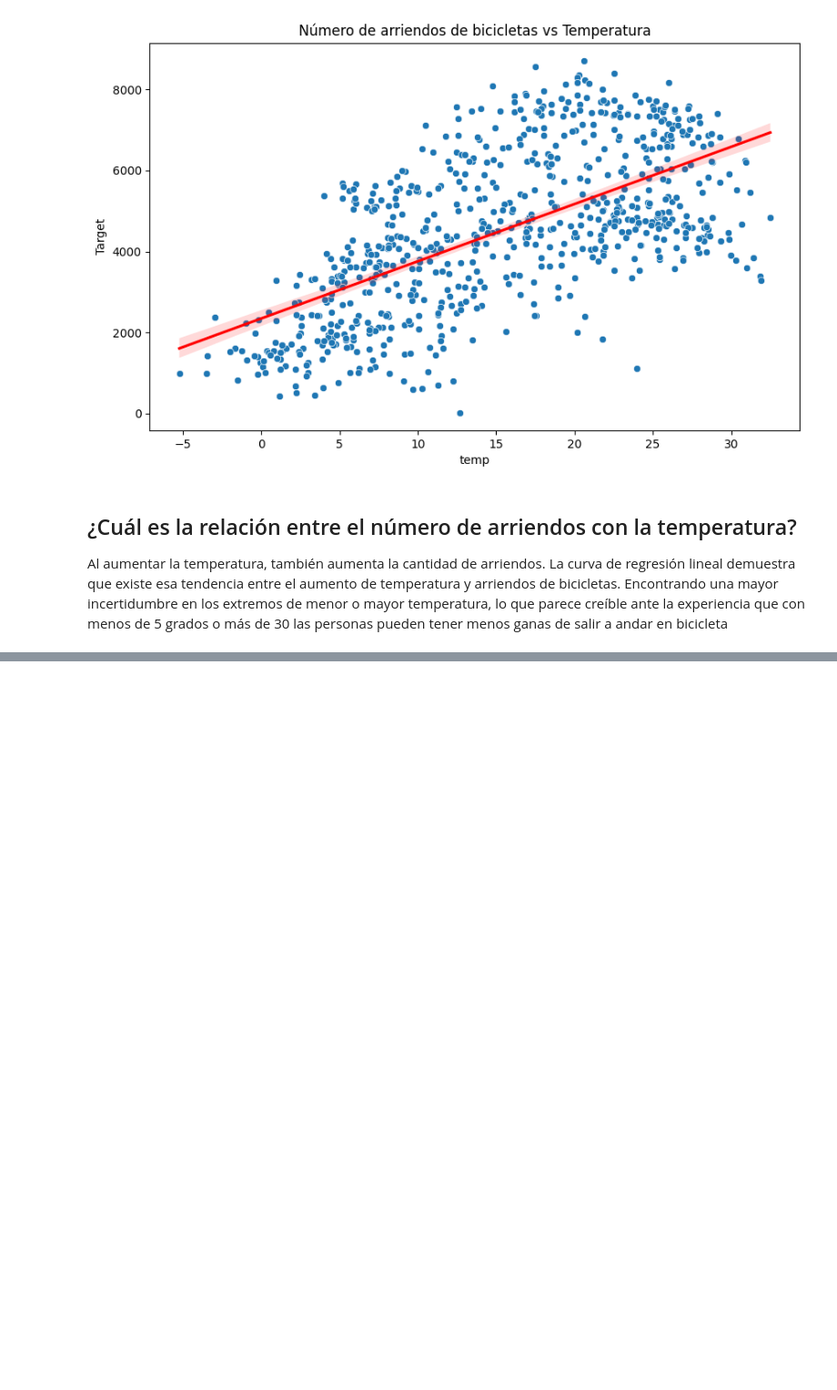
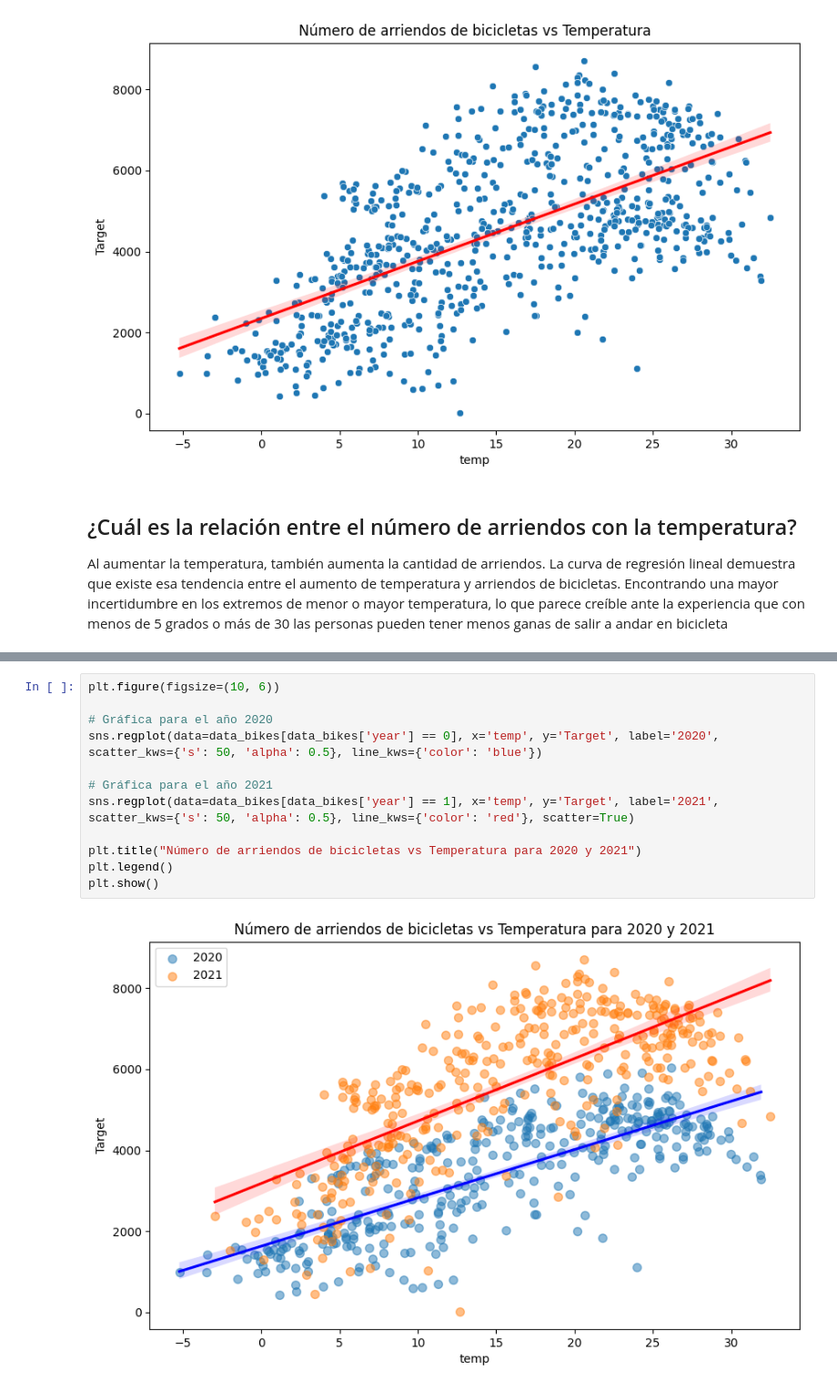
Before and after one commit to davidlealo/diplomadodatascienceuc2023, a Jupyter notebook: primer_taller/entrega.ipynb, the cells around one changed output, grey strips where cells are left out. Shown at 91% size. Saved outputs shown, nothing was run; the diff lists cells and outputs as text; blank space fills up the shorter version.

```diff
--- a/primer_taller/entrega.ipynb
+++ b/primer_taller/entrega.ipynb
@@ -123,0 +127,14 @@ Al aumentar la temperatura, también aumenta la cantidad de arriendos. La curva
+# %%
+plt.figure(figsize=(10, 6))
+
+# Gráfica para el año 2020
+sns.regplot(data=data_bikes[data_bikes['year'] == 0], x='temp', y='Target', label='2020', scatter_kws={'s': 50, 'alpha': 0.5}, line_kws={'color': 'blue'})
+
+# Gráfica para el año 2021
+sns.regplot(data=data_bikes[data_bikes['year'] == 1], x='temp', y='Target', label='2021', scatter_kws={'s': 50, 'alpha': 0.5}, line_kws={'color': 'red'}, scatter=True)
+
+plt.title("Número de arriendos de bicicletas vs Temperatura para 2020 y 2021")
+plt.legend()
+plt.show()
+# %% [output]
+[figure, added]
```
Also changed, not shown: parts of 3 cells of this notebook.
